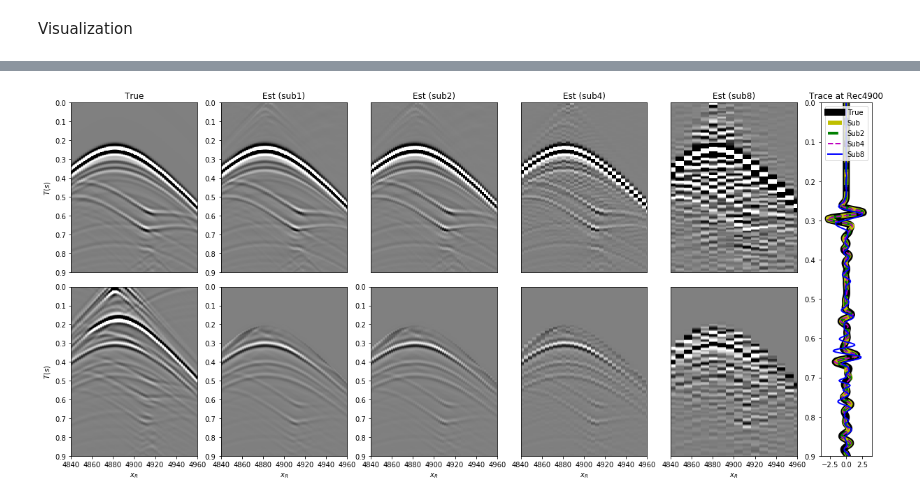
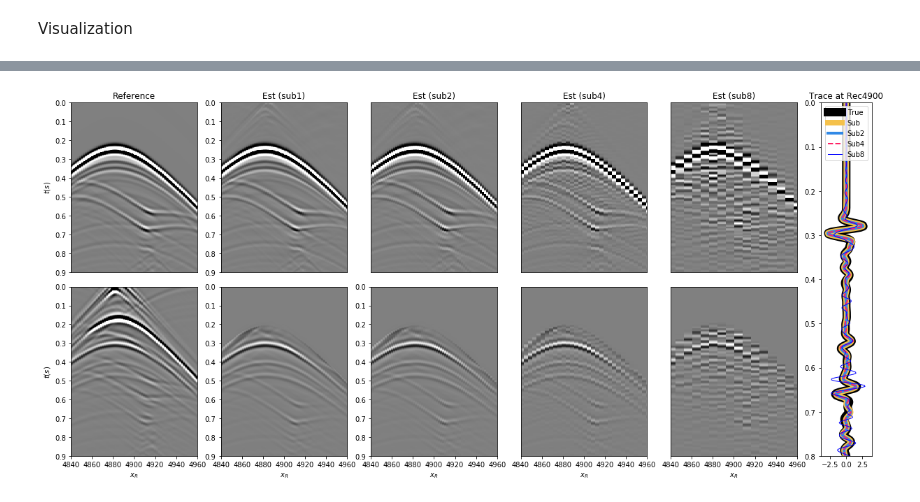
Before and after one commit to DIG-Kaust/MDC-HPC, a Jupyter notebook: Marchenko3D_comparison.ipynb, the cells around one changed output, grey strips where cells are left out. Saved outputs shown, nothing was run; the diff lists cells and outputs as text; code cells hidden in the pictures.

```diff
--- a/Marchenko3D_comparison.ipynb
+++ b/Marchenko3D_comparison.ipynb
@@ -179,12 +293,12 @@ ax3 = plt.subplot2grid((4, 11), (0, 10), rowspan=4)
 
 # Full wavefields
 ax10.imshow(Gsub, cmap='gray', vmin=-2e3, vmax=2e3, extent=(0, nr, t[-1], t[0]))
-ax10.set_title('True')
+ax10.set_title('Reference')
 ax10.axis('tight')
 ax10.set_ylim(ymax, 0)
 ax10.set_xlim(nr//2-60, nr//2+60)
 ax10.set_xticks([], [])
-ax10.set_ylabel(r'$T(s)$')
+ax10.set_ylabel(r'$t(s)$')
 ax11.imshow(gest_tot.T, cmap='gray', vmin=-2e3, vmax=2e3,
             extent=(0, nr, t[-1], -t[-1]))
 ax11.set_xticks([], []), ax12.set_yticks([], [])
@@ -221,7 +335,7 @@ ax20.axis('tight')
 ax20.set_ylim(ymax, 0)
 ax20.set_xlim(nr//2-60, nr//2+60)
 ax20.set_xlabel(r'$x_R$')
-ax20.set_ylabel(r'$T(s)$')
+ax20.set_ylabel(r'$t(s)$')
 ax21.imshow(gest_minus.T * (1-w.T), cmap='gray', vmin=-1e3, vmax=1e3,
             extent=(0, nr, t[-1], -t[-1]))
 ax21.axis('tight')
@@ -250,16 +364,16 @@ ax24.set_xlim(nr//2-60, nr//2+60)
 ax24.set_xlabel(r'$x_R$')
 
 # Trace
-ax3.plot(np.exp(4*t) * Gsub[:, nr//2+4]/Gsub.max(), t, 'k', lw=10, label='True')
-ax3.plot(np.exp(4*t) * gest_tot[nr//2+4, nt-1:]/gest_tot.max(), t, '--y', lw=6, label='Sub')
-ax3.plot(np.exp(4*t) * gest2_tot[nr2//2+2, nt-1:]/gest2_tot.max(), t, '--g', lw=4, label='Sub2')
-ax3.plot(np.exp(4*t) * gest4_tot[nr4//2+1, nt-1:]/gest4_tot.max(), t, '--m', lw=2, label='Sub4')
-ax3.plot(np.exp(4*t) * gest8_tot[nr8//2, nt-1:]/gest8_tot.max(), t, 'b', lw=2, label='Sub8')
+ax3.plot(np.exp(4*t) * Gsub[:, nr//2+4]/Gsub.max(), t, 'k', lw=12, label='True')
+ax3.plot(np.exp(4*t) * gest_tot[nr//2+4, nt-1:]/gest_tot.max(), t, '#f5c14b', lw=8, label='Sub')
+ax3.plot(np.exp(4*t) * gest2_tot[nr2//2+2, nt-1:]/gest_tot.max(), t, '#3189e6', lw=4, label='Sub2')
+ax3.plot(np.exp(4*t) * gest4_tot[nr4//2+1, nt-1:]/gest_tot.max(), t, '#ff2265', linestyle='--', lw=2, label='Sub4')
+ax3.plot(np.exp(4*t) * gest8_tot[nr8//2, nt-1:]/gest_tot.max(), t, 'b', lw=1, label='Sub8')
 ax3.set_xlim(-4, 4);
-ax3.set_ylim(ymax, 0);
+ax3.set_ylim(ymax-0.1, 0);
 ax3.legend(fontsize=10, loc='upper center')
 ax3.set_title('Trace at Rec%d' % (nr//2))
 plt.tight_layout()
-plt.savefig('Figures/gest_comparsion.eps', bbox_inches='tight')
+#plt.savefig('Figures/gest_comparsion.eps', bbox_inches='tight')
 plt.savefig('Figures/gest_comparsion.png', dpi=300, bbox_inches='tight')
 # %% [output]
@@ -270 +380 @@ WARNING: The PostScript backend does not support transparency; partially transpa
-[figure, old version]
+[figure, new version]
```
Also changed, not shown: parts of 15 cells of this notebook, 22 other files.
